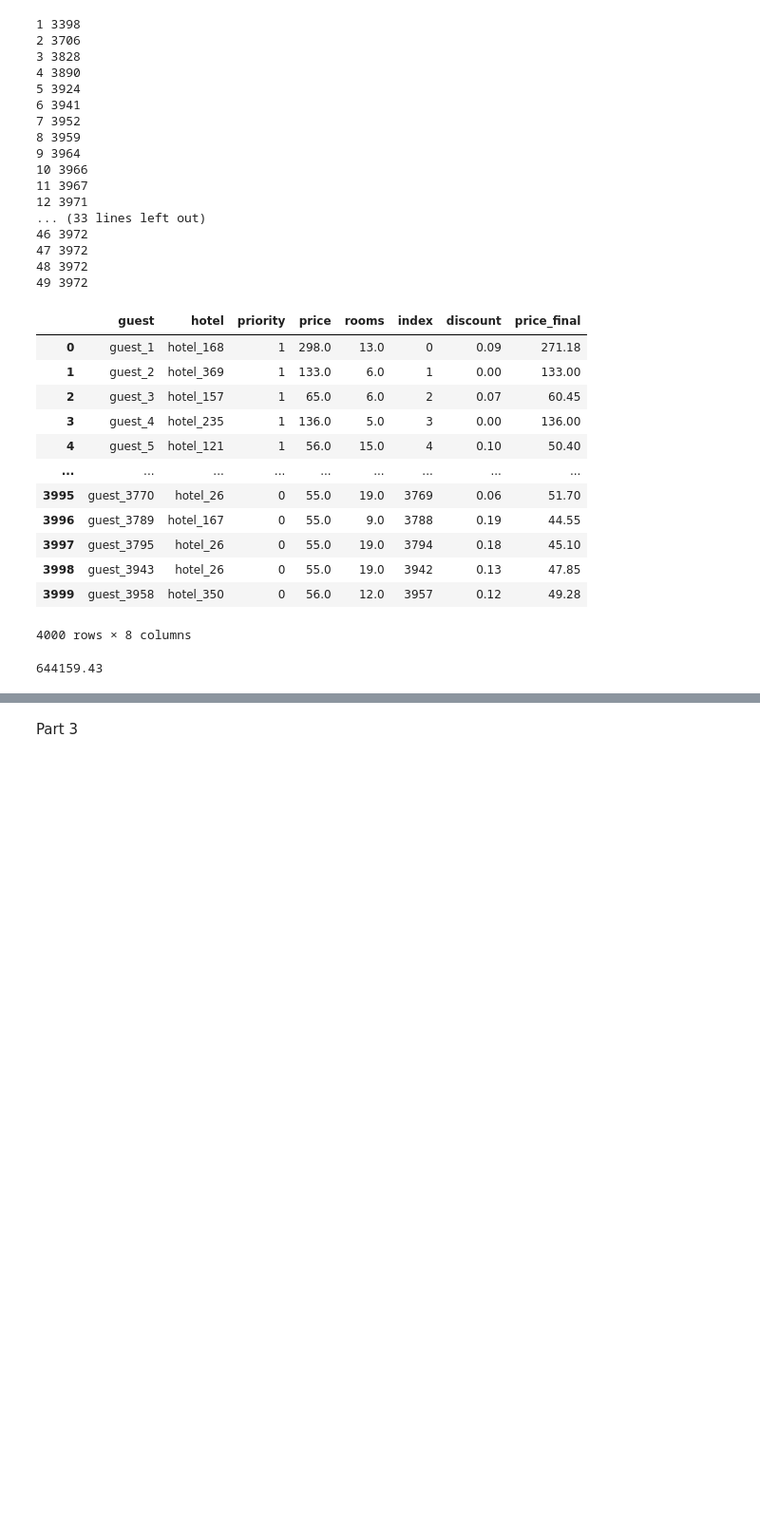
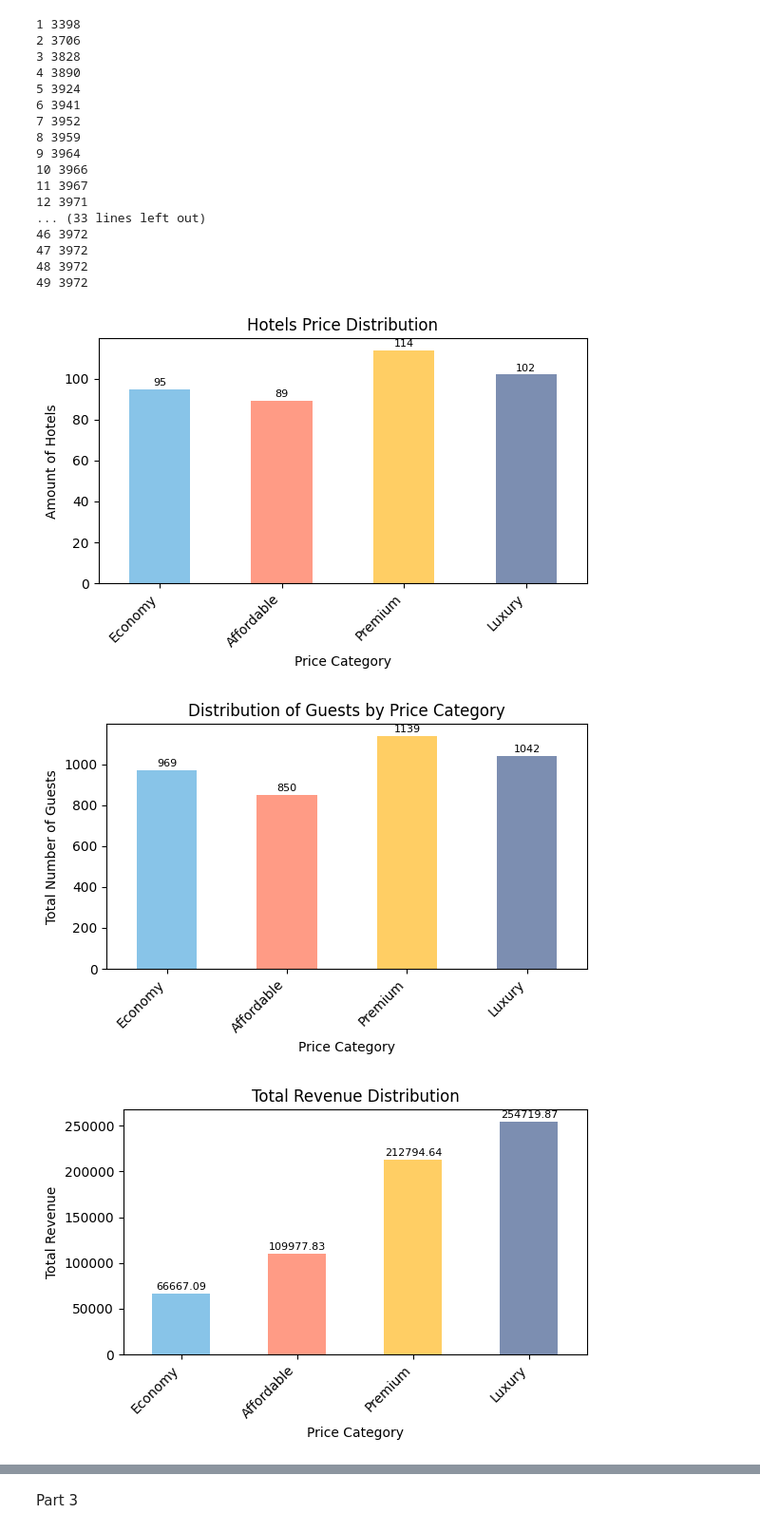
Before and after one commit to anastasiakhromova/project_hotels, a Jupyter notebook: project_raw.ipynb, the cells around one changed output, grey strips where cells are left out. Shown at 95% size. Saved outputs shown, nothing was run; the diff lists cells and outputs as text; code cells hidden in the pictures; blank space fills up the shorter version.

```diff
--- a/project_raw.ipynb
+++ b/project_raw.ipynb
@@ -439,10 +385,12 @@ rooms_leftovers['guest'] = guests_leftovers
 rooms_leftovers['priority'] = 0
 # %%
 rooms_leftovers = rooms_leftovers.rename(columns={'price_y': 'price'})
+# %%
+rooms_leftovers = rooms_leftovers.rename(columns={'rooms_x': 'rooms'})
 # %%
-checked_in_guests = checked_in_guests[['guest', 'hotel', 'priority', 'price', 'rooms']]
+checked_in_guests = checked_in_guests[['guest', 'hotel', 'price', 'rooms']]
 # %%
-rooms_leftovers = rooms_leftovers[['guest', 'hotel', 'priority', 'price', 'rooms']]
+rooms_leftovers = rooms_leftovers[['guest', 'hotel', 'price', 'rooms']]
 # %%
 final_guests = pd.concat([checked_in_guests, rooms_leftovers], ignore_index=True)
 # %%
@@ -454,20 +400,8 @@ result_distribution_group_part2 = final_guests.pivot_table(values='price_final',
-# %%
-final_guests
-# %% [output]
-|  | guest | hotel | priority | price | rooms | index | discount | price_final |
-| 0 | guest_1 | hotel_168 | 1 | 298.0 | 13.0 | 0 | 0.09 | 271.18 |
-| 1 | guest_2 | hotel_369 | 1 | 133.0 | 6.0 | 1 | 0.00 | 133.00 |
-| 2 | guest_3 | hotel_157 | 1 | 65.0 | 6.0 | 2 | 0.07 | 60.45 |
-| 3 | guest_4 | hotel_235 | 1 | 136.0 | 5.0 | 3 | 0.00 | 136.00 |
-| 4 | guest_5 | hotel_121 | 1 | 56.0 | 15.0 | 4 | 0.10 | 50.40 |
-| ... | ... | ... | ... | ... | ... | ... | ... | ... |
-| 3995 | guest_3770 | hotel_26 | 0 | 55.0 | 19.0 | 3769 | 0.06 | 51.70 |
-| 3996 | guest_3789 | hotel_167 | 0 | 55.0 | 9.0 | 3788 | 0.19 | 44.55 |
-| 3997 | guest_3795 | hotel_26 | 0 | 55.0 | 19.0 | 3794 | 0.18 | 45.10 |
-| 3998 | guest_3943 | hotel_26 | 0 | 55.0 | 19.0 | 3942 | 0.13 | 47.85 |
-| 3999 | guest_3958 | hotel_350 | 0 | 56.0 | 12.0 | 3957 | 0.12 | 49.28 |
-4000 rows × 8 columns
-# %%
-sum(result_distribution_group_part2['price_final'])
-# %% [output]
-644159.43
+# %%
+pivot_for_visualisation = df_visualisation(final_guests)
+# %%
+plot_all_graphs(pivot_for_visualisation, categories)
+# %% [output]
+[figure, added]
+[figure, added]
+[figure, added]
```
Also changed, not shown: parts of 91 cells of this notebook.
